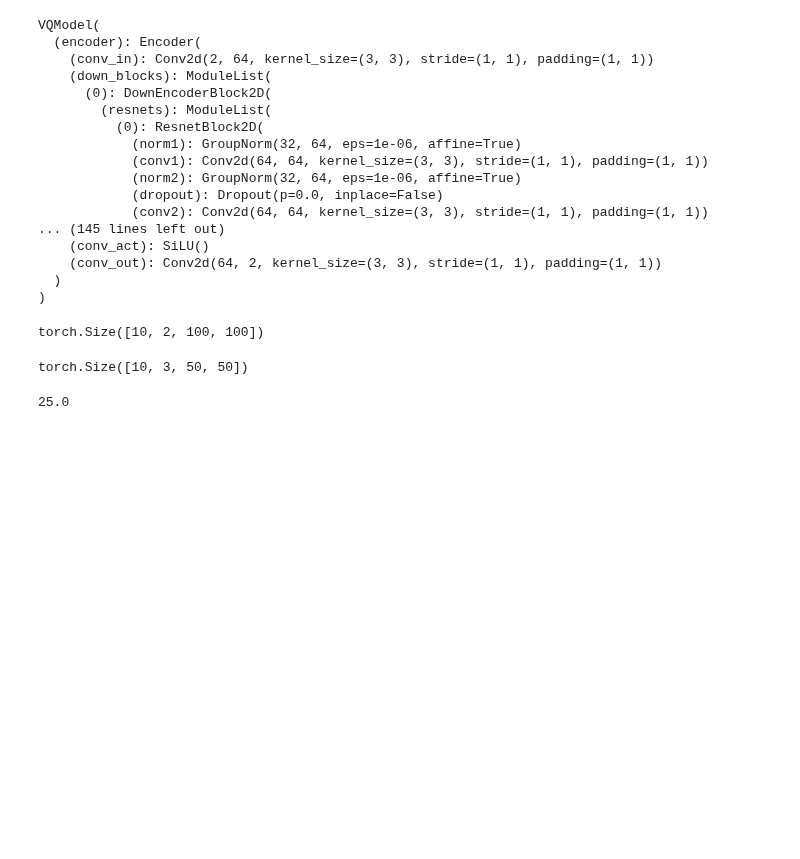
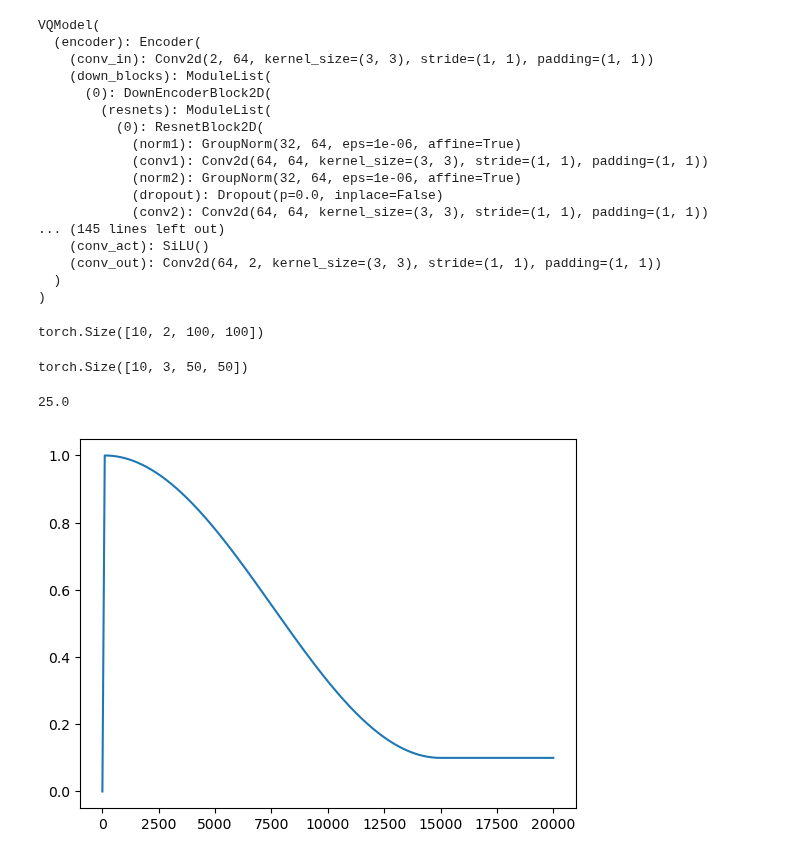
Before and after one commit to sofroniewn/proteoscope, a Jupyter notebook: notebooks/extras/latent-diffusion.ipynb, the cells around one changed output. Drawn from its saved outputs; the diff is of its cells as text; code cells hidden in the pictures; blank space fills up the shorter version.

```diff
--- a/notebooks/extras/latent-diffusion.ipynb
+++ b/notebooks/extras/latent-diffusion.ipynb
@@ -264,3 +264,33 @@ torch.Size([10, 3, 50, 50])
 25.0
 # %%
 from diffusers import StableDiffusionPipeline
+# %%
+import math
+from functools import partial
+from torch.optim.lr_scheduler import LambdaLR
+from torch.optim.optimizer import Optimizer
+
+
+def _get_cosine_schedule_with_warmup_lr_lambda(
+    current_step: int, *, num_warmup_steps: int, num_training_steps: int, num_cycles: float, min_value: float
+):
+    if current_step < num_warmup_steps:
+        return float(current_step) / float(max(1, num_warmup_steps))
+
+    progress = float(current_step - num_warmup_steps) / float(max(1, num_training_steps - num_warmup_steps))
+
+    # Amplitude of cosine wave should be half the difference between 1 and min_value
+    amplitude = (1.0 - min_value) / 2.0
+
+    # Offset cosine decay to shift from [1, min_value]
+    cosine_decay = amplitude * (1.0 + math.cos(math.pi * float(num_cycles) * 2.0 * progress)) + amplitude + min_value - 0.5
+
+    return cosine_decay
+# %%
+a = [_get_cosine_schedule_with_warmup_lr_lambda(
+    current_step = cs,
+    num_warmup_steps = 100,
+    num_training_steps = 15_000,
+    num_cycles=0.5,
+    min_value=0.1,
+) for cs in range(20_000)]
@@ -266,0 +317,4 @@ from diffusers import StableDiffusionPipeline
+# %%
+plt.plot(a);
+# %% [output]
+[figure, added]
```
Also changed, not shown: parts of 2 cells of this notebook, 12 other files.
